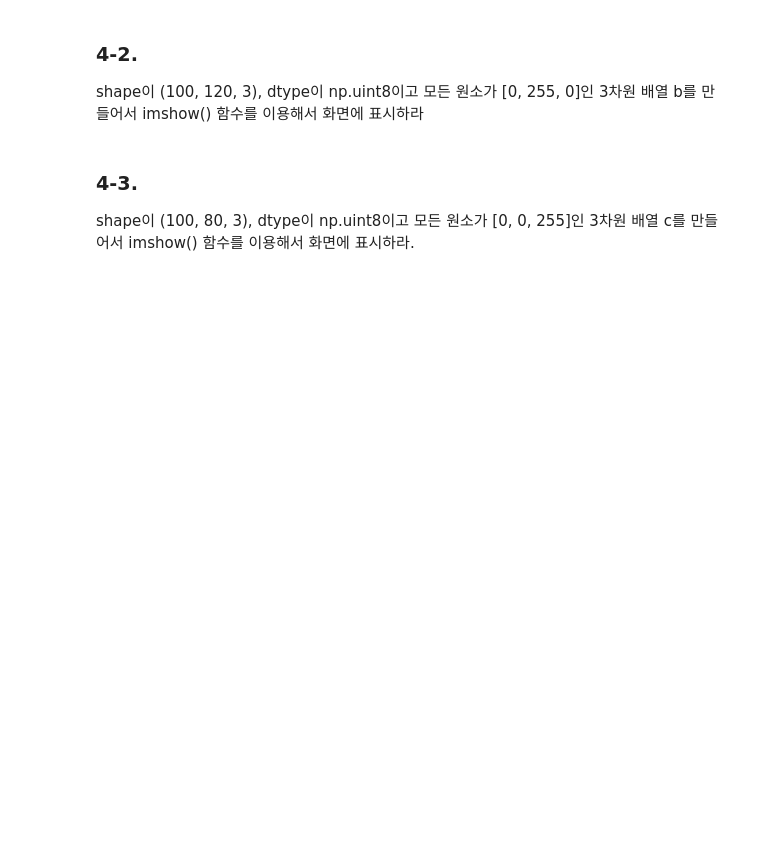
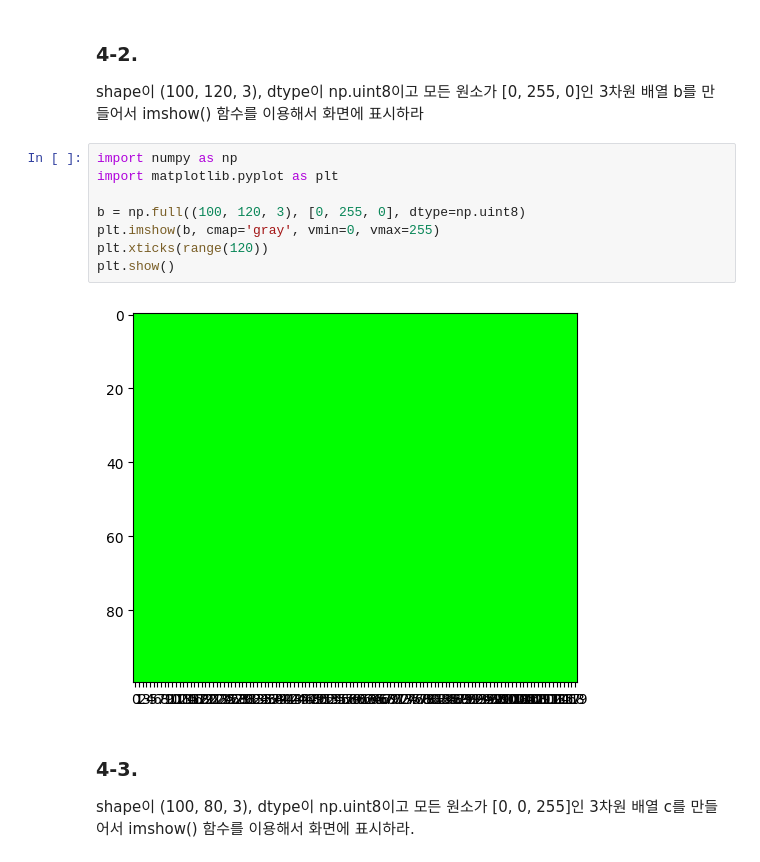
Before and after one commit to minjunkim0205/PythonScientificProgrammingBasics-SeophyungPark, a Jupyter notebook: Src/Final/Week11-1/PSP-2023-02-lab-08-20235128-김민준.ipynb, the cells around one changed output. Drawn from its saved outputs; the diff is of its cells as text; blank space fills up the shorter version.

```diff
--- a/Src/Final/Week11-1/PSP-2023-02-lab-08-20235128-김민준.ipynb
+++ b/Src/Final/Week11-1/PSP-2023-02-lab-08-20235128-김민준.ipynb
@@ -171,6 +187,16 @@ shape이 (100, 80, 3), dtype이 np.uint8이고 모든 원소가 [255, 0, 0]인 3
 # %% [markdown]
 ### 4-2.
 shape이 (100, 120, 3), dtype이 np.uint8이고 모든 원소가 [0, 255, 0]인 3차원 배열 b를 만들어서 imshow() 함수를 이용해서 화면에 표시하라
+# %%
+import numpy as np
+import matplotlib.pyplot as plt
+
+b = np.full((100, 120, 3), [0, 255, 0], dtype=np.uint8)
+plt.imshow(b, cmap='gray', vmin=0, vmax=255)
+plt.xticks(range(120))
+plt.show()
+# %% [output]
+[figure, added]
 # %% [markdown]
 ### 4-3.
 shape이 (100, 80, 3), dtype이 np.uint8이고 모든 원소가 [0, 0, 255]인 3차원 배열 c를 만들어서 imshow() 함수를 이용해서 화면에 표시하라.
```
Also changed, not shown: parts of 23 cells of this notebook.
